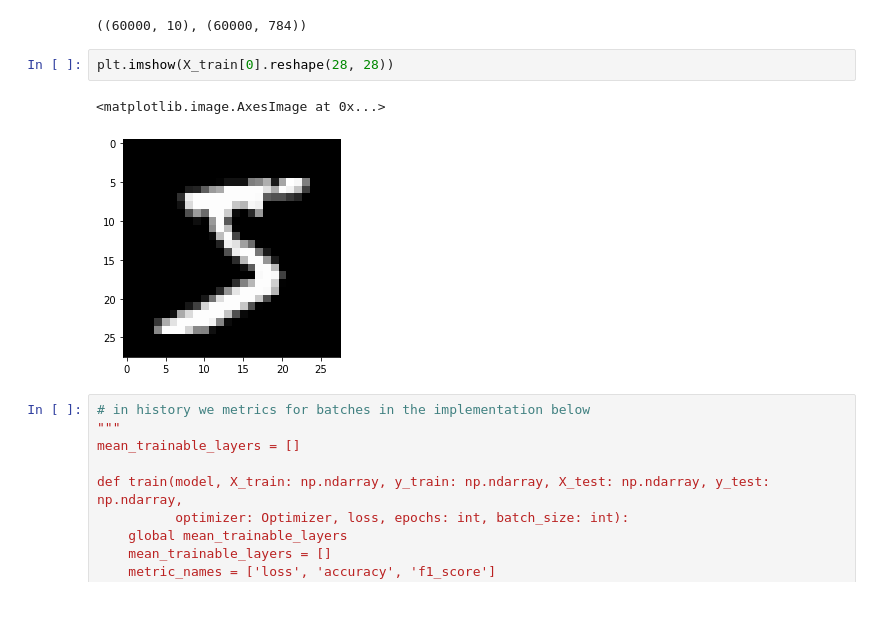
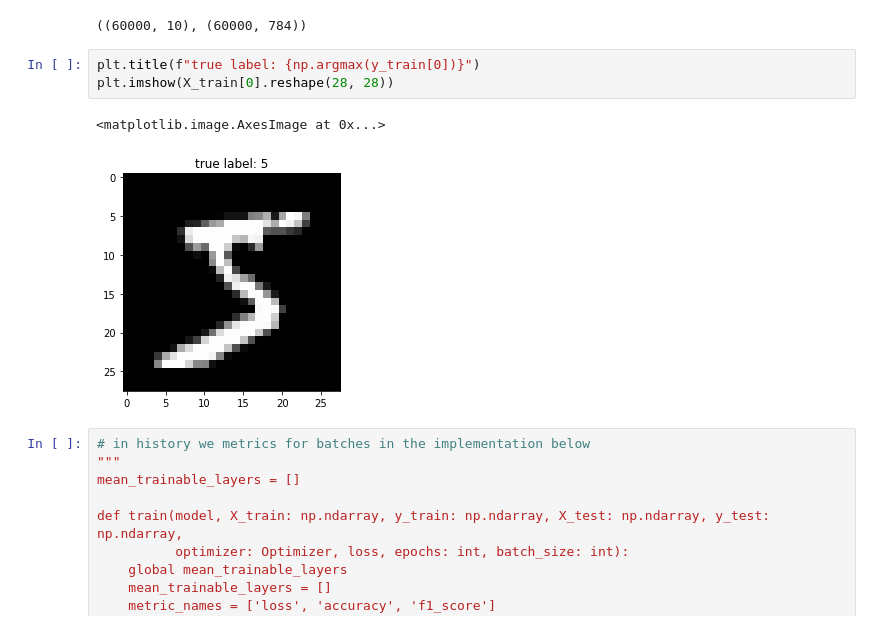
Before and after one commit to proshian/DNN_course, a Jupyter notebook: lab1/numpy_CNN/numpy_FC.ipynb, the cells around one changed output. Drawn from its saved outputs; the diff is of its cells as text.

```diff
--- a/lab1/numpy_CNN/numpy_FC.ipynb
+++ b/lab1/numpy_CNN/numpy_FC.ipynb
@@ -43,10 +43,11 @@ y_train.shape, X_train.shape
 # %% [output]
 ((60000, 10), (60000, 784))
 # %%
+plt.title(f"true label: {np.argmax(y_train[0])}")
 plt.imshow(X_train[0].reshape(28, 28))
 # %% [output]
 <matplotlib.image.AxesImage at 0x...>
-[figure, old version]
+[figure, new version]
 # %%
 # in history we metrics for batches in the implementation below
 """
```
Also changed, not shown: parts of 11 cells of this notebook, 8 other files.
